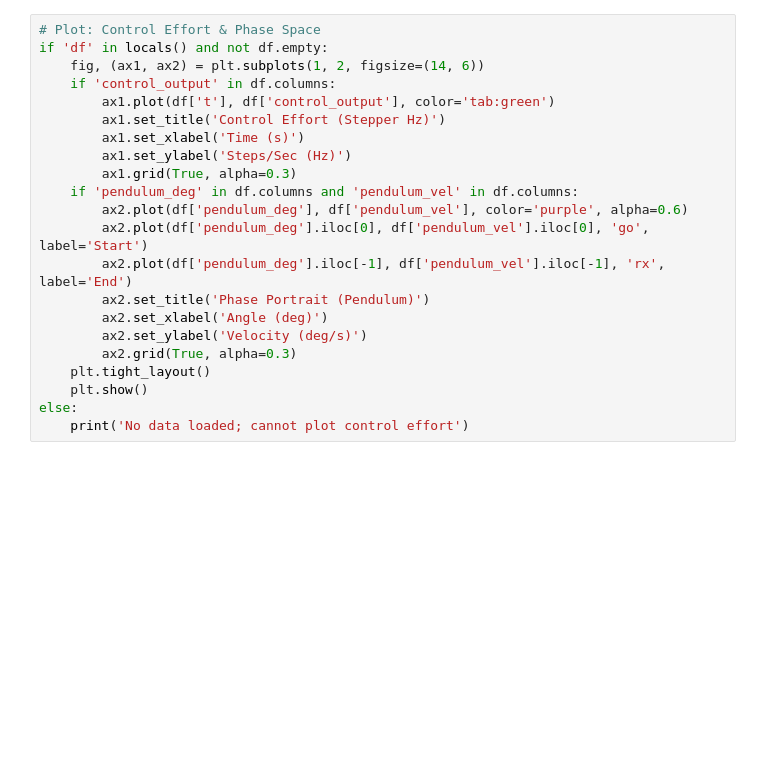
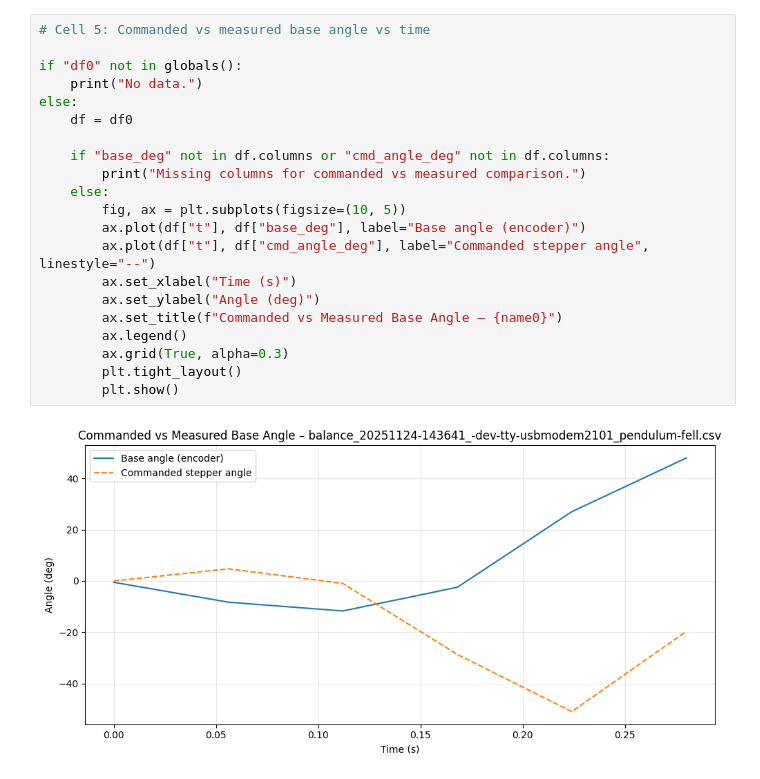
Before and after one commit to Piyushiitk24/Rotary-Inverted-Pendulum, a Jupyter notebook: tools/balance_analysis.ipynb, the cells around one changed output. Drawn from its saved outputs; the diff is of its cells as text; blank space fills up the shorter version.

```diff
--- a/tools/balance_analysis.ipynb
+++ b/tools/balance_analysis.ipynb
@@ -108,22 +178,23 @@ else:
-# %%
-# Plot: Control Effort & Phase Space
-if 'df' in locals() and not df.empty:
-    fig, (ax1, ax2) = plt.subplots(1, 2, figsize=(14, 6))
-    if 'control_output' in df.columns:
-        ax1.plot(df['t'], df['control_output'], color='tab:green')
-        ax1.set_title('Control Effort (Stepper Hz)')
-        ax1.set_xlabel('Time (s)')
-        ax1.set_ylabel('Steps/Sec (Hz)')
-        ax1.grid(True, alpha=0.3)
-    if 'pendulum_deg' in df.columns and 'pendulum_vel' in df.columns:
-        ax2.plot(df['pendulum_deg'], df['pendulum_vel'], color='purple', alpha=0.6)
-        ax2.plot(df['pendulum_deg'].iloc[0], df['pendulum_vel'].iloc[0], 'go', label='Start')
-        ax2.plot(df['pendulum_deg'].iloc[-1], df['pendulum_vel'].iloc[-1], 'rx', label='End')
-        ax2.set_title('Phase Portrait (Pendulum)')
-        ax2.set_xlabel('Angle (deg)')
-        ax2.set_ylabel('Velocity (deg/s)')
-        ax2.grid(True, alpha=0.3)
-    plt.tight_layout()
-    plt.show()
-else:
-    print('No data loaded; cannot plot control effort')
+# %%
+# Cell 5: Commanded vs measured base angle vs time
+
+if "df0" not in globals():
+    print("No data.")
+else:
+    df = df0
+
+    if "base_deg" not in df.columns or "cmd_angle_deg" not in df.columns:
+        print("Missing columns for commanded vs measured comparison.")
+    else:
+        fig, ax = plt.subplots(figsize=(10, 5))
+        ax.plot(df["t"], df["base_deg"], label="Base angle (encoder)")
+        ax.plot(df["t"], df["cmd_angle_deg"], label="Commanded stepper angle", linestyle="--")
+        ax.set_xlabel("Time (s)")
+        ax.set_ylabel("Angle (deg)")
+        ax.set_title(f"Commanded vs Measured Base Angle – {name0}")
+        ax.legend()
+        ax.grid(True, alpha=0.3)
+        plt.tight_layout()
+        plt.show()
+# %% [output]
+[figure, added]
```
Also changed, not shown: parts of 10 cells of this notebook, 10 other files.
